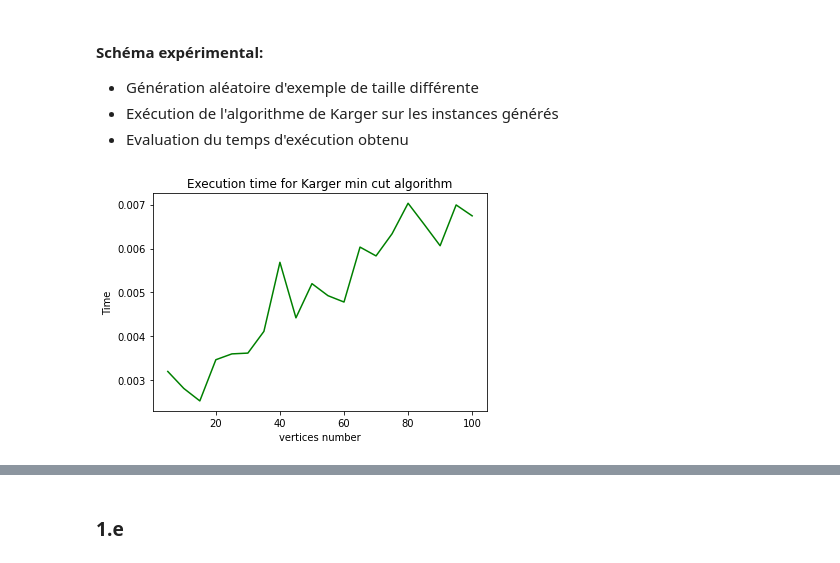
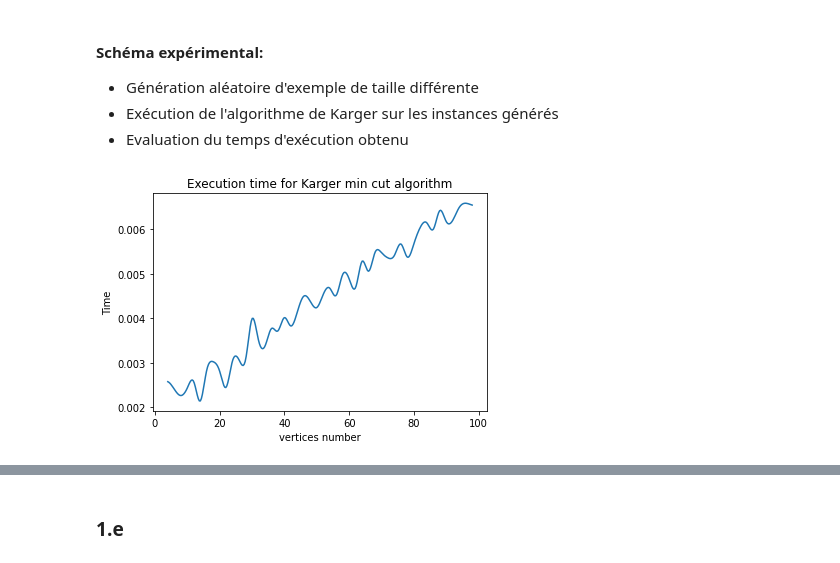
Before and after one commit to samynhl/Projet-COMPLEX, a Jupyter notebook: TME PROJET.ipynb, the cells around one changed output, grey strips where cells are left out. Cells and saved outputs as stored; diff of their text form; code cells hidden in the pictures.

Commit message:
Need to find a way to make the graph smoother -Samy

```diff
--- a/TME PROJET.ipynb
+++ b/TME PROJET.ipynb
@@ -71 +99,4 @@ def create_graph(n_vertex,ty = "random"):
     return M.astype(int)
+# %%
+G = create_graph(8,ty="random")
+G
@@ -134,17 +218,3 @@ def arrete_choice(M, sum_lines) :
             break
 
     return M[i,k],i,k
-# %%
-A = np.array([[-1,-2, -1, -1, -3, -1, -1, -1],
-              [-2, 0, -1, -3,  2, -2,  0, -2],
-              [-1,-1, -1, -1, -1, -1, -1, -1],
-              [-1,-3, -1, -1, -3, -1, -1, -1],
-              [-3, 2, -1, -3,  0, -1,  3, -2],
-              [-1,-2, -1, -1, -1, -1, -1, -1],
-              [-1, 0, -1, -1,  3, -1,  0, -1],
-              [-1,-2, -1, -1, -2, -1, -1, -1]])
-
-sum_lines = [0,2,0,0,5,0,3,0]
-sum_cols  = [0,2,0,0,5,0,3,0]
-
-arrete_choice(A, sum_lines)
@@ -235,4 +299 @@ S1 : [1, 3, 2, 0]
 The cut returned by Karger Algorithm : 2
-# %%
-G = create_graph(100,ty="random")
-G
@@ -256,27 +340,38 @@ array([[0, 1, 0, ..., 0, 1, 0],
 # %%
 # Cas de graphe complet à n sommets
 
 exec_times = []
-for n in range(5, 105, 5):
+for n in range(4, 100, 2):
     t = 0
     for it in range(100):
         G = create_graph(n, ty="complete")
         tic = time.time()
         _,_ = Karger(G)
         tac = time.time()
         t+= (tac-tic)
     exec_times.append(t/n)
 
 # Plot the execution time
-abc = np.arange(5,105,5)
-plt.plot(abc, exec_times, "g")
+x = np.arange(4,100,2)
+y = exec_times
+
+X_Y_Spline = make_interp_spline(x, y, k=3)
+
+# Returns evenly spaced numbers
+# over a specified interval.
+X_ = np.linspace(x.min(), x.max(), 300)
+Y_ = X_Y_Spline(X_)
+
+plt.plot(X_, Y_)
+
+#plt.plot(np.log(abc), np.log(exec_times), "g")
 
 # Add titles and labels
 plt.title('Execution time for Karger min cut algorithm')
 plt.xlabel('vertices number')
 plt.ylabel('Time')
 
 # Show the figure
 plt.show()
 # %% [output]
-[figure, old version]
+[figure, new version]
```
Also changed, not shown: parts of 22 cells of this notebook.
